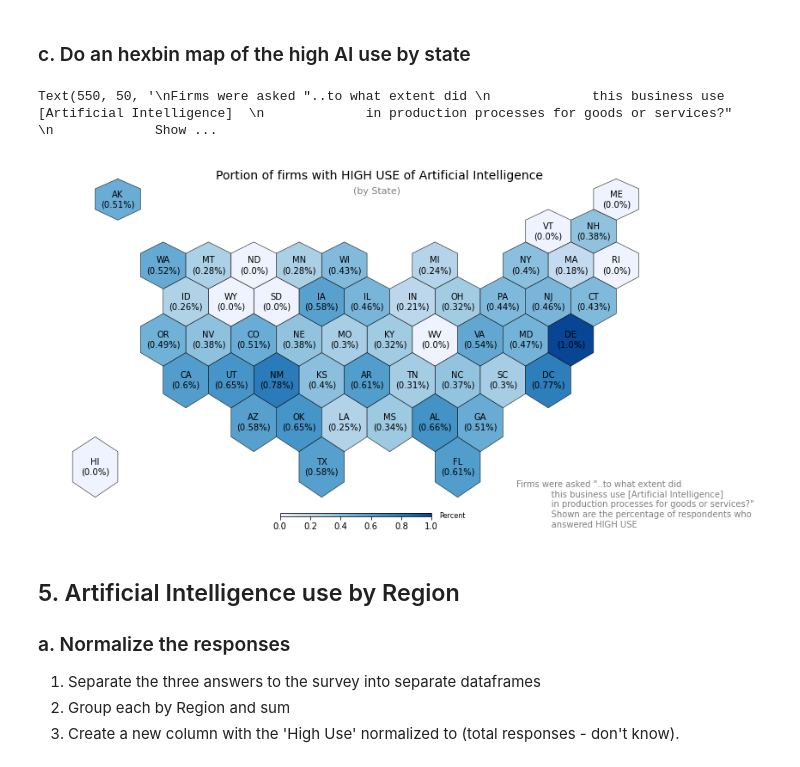
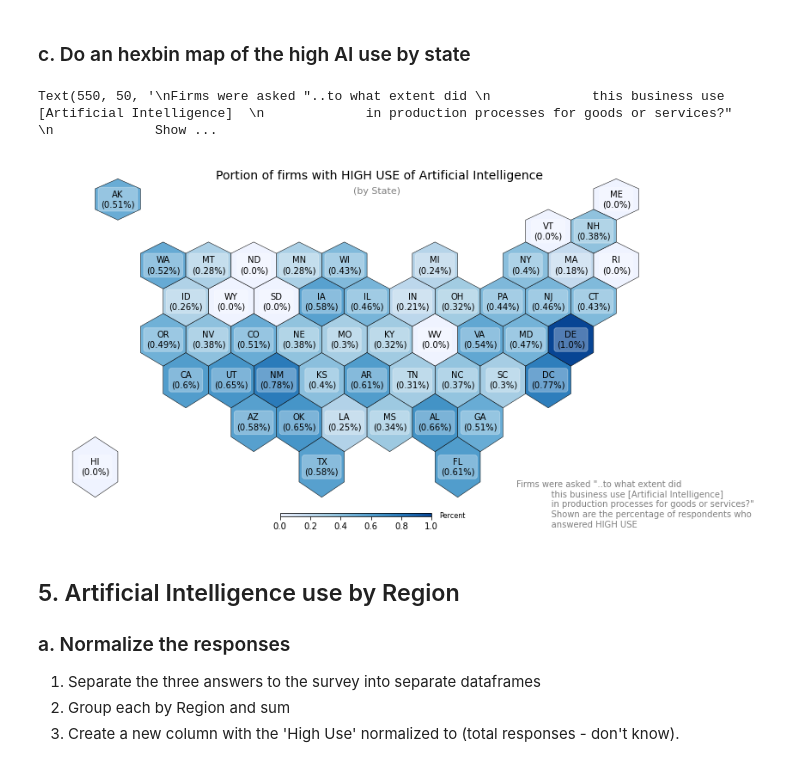
Before and after one commit to dgitall/GroupProj-Census, a Jupyter notebook: Question1-highuse-Analysis.ipynb, the cells around one changed output. Saved outputs shown, nothing was run; the diff lists cells and outputs as text; code cells hidden in the pictures.

```diff
--- a/Question1-highuse-Analysis.ipynb
+++ b/Question1-highuse-Analysis.ipynb
@@ -162,36 +162,36 @@ geoDatamerged.plot(ax=ax,
                    edgecolor='black',
                    linewidth=0.5)
 ax.axis('off')
+bbox_props = dict(boxstyle="round", fc="w", ec="1", alpha=0.3)
 for idx, row in geoDatamerged.iterrows():
     statetext = f"{row['StateCode']}\n({round(row['NORM_FIRMS'], 2)}%)"
     ax.annotate(
-        text=statetext,
+        text=statetext, bbox = bbox_props,
         xy=row['centroid'].coords[0],
         horizontalalignment='center',
         va='center',
         color="black"
     )
 sm = plt.cm.ScalarMappable(cmap=Blues_7.mpl_colormap)
 fig.colorbar(sm, orientation="horizontal", aspect=50, fraction=0.005, pad=0)
 # Add title, subtitle and author
 ax.annotate('Portion of firms with HIGH USE of Artificial Intelligence', xy=(200, 400),  xycoords='axes pixels',
             horizontalalignment='left', verticalalignment='top', fontsize=14, color='black')
 ax.annotate('(by State)', xy=(360, 380),  xycoords='axes pixels',
             horizontalalignment='left', verticalalignment='top', fontsize=11, color='#808080')
 ax.annotate('Percent', xy=(460, 2),  xycoords='axes pixels',
             horizontalalignment='left', verticalalignment='top', fontsize=8, color='black')
 
-
 ## Annotate an explanation of what is being shown in
 ax.annotate(text='\nFirms were asked "..to what extent did \n \
             this business use [Artificial Intelligence]  \n \
             in production processes for goods or services?"   \n \
             Shown are the percentage of respondents who \n \
             answered HIGH USE', xy=(550, 50),  xycoords='axes pixels',
             horizontalalignment='left', verticalalignment='top', fontsize=10, color='#808080')
 # %% [output]
 Text(550, 50, '\nFirms were asked "..to what extent did \n             this business use [Artificial Intelligence]  \n             in production processes for goods or services?"   \n             Show ...
-[figure, old version]
+[figure, new version]
 # %% [markdown]
 ## 5. Artificial Intelligence use by Region
 ### a. Normalize the responses
```
Also changed, not shown: parts of 2 cells of this notebook, 6 other files.
